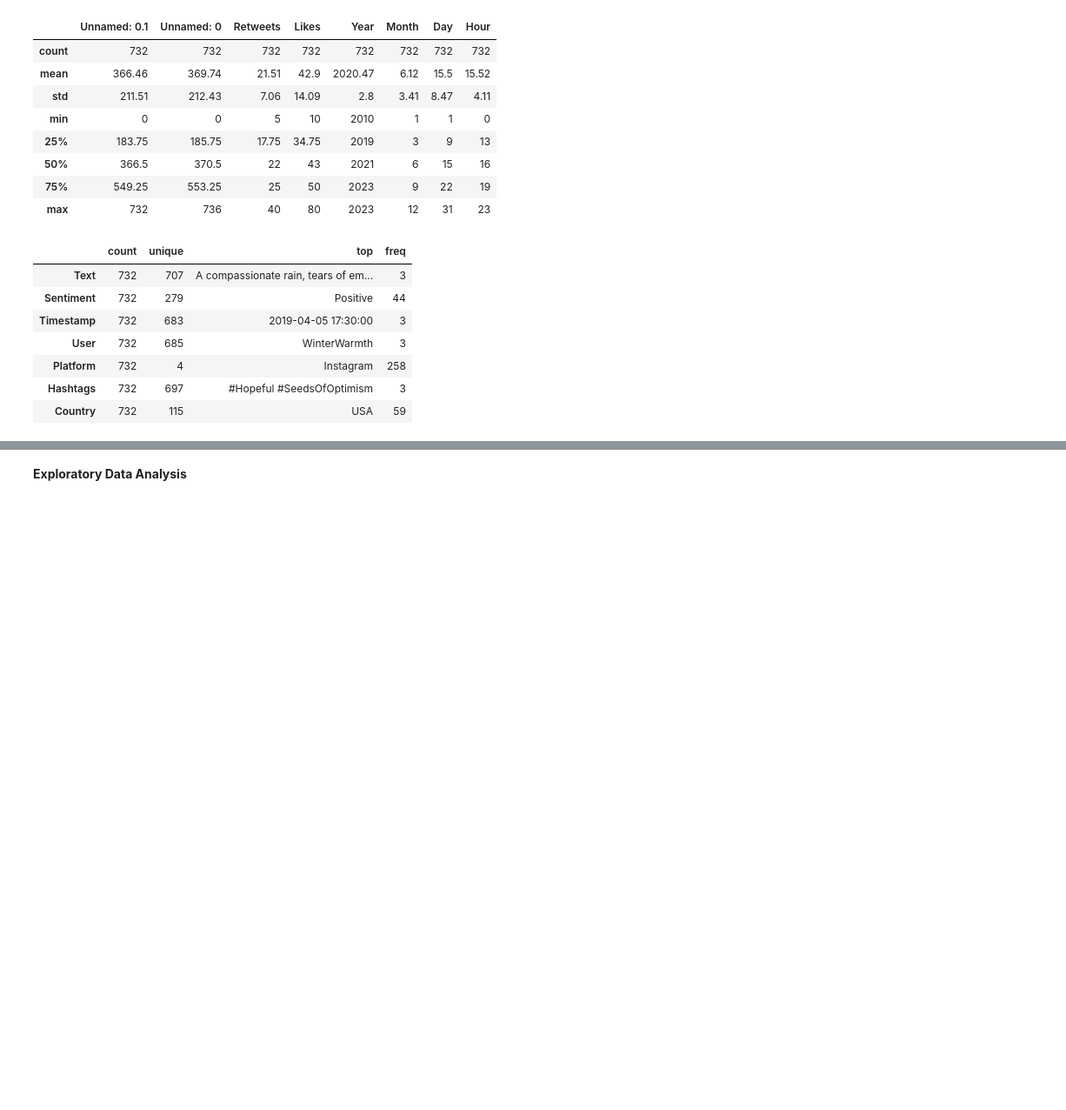
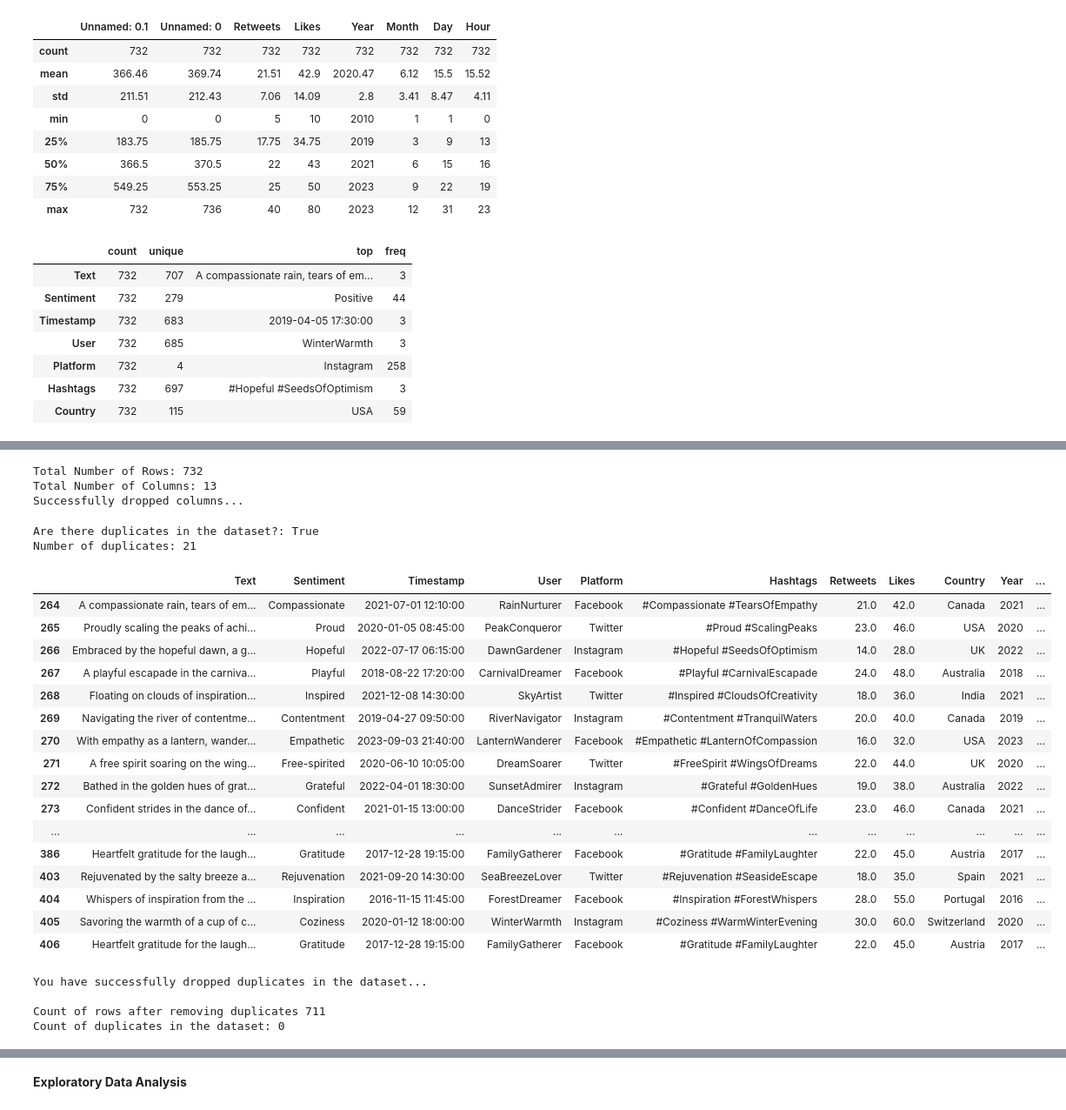
Before and after one commit to euiedavid/social-media-sentiments-analysis, a Jupyter notebook: notebook/social_media_sentiments_eda.ipynb, the cells around one changed output, grey strips where cells are left out. Shown at 87% size. Drawn from its saved outputs; the diff is of its cells as text; code cells hidden in the pictures; blank space fills up the shorter version.

```diff
--- a/notebook/social_media_sentiments_eda.ipynb
+++ b/notebook/social_media_sentiments_eda.ipynb
@@ -117,0 +145,54 @@ df.describe(include='O').T
+# %%
+# drop columns
+data = data.drop(columns=['Unnamed: 0.1', 'Unnamed: 0'])
+
+row, col = data.shape
+print(f'Total Number of Rows: {row}')
+print(f'Total Number of Columns: {col}')
+print('Successfully dropped columns...')
+# %% [output]
+Total Number of Rows: 732
+Total Number of Columns: 13
+Successfully dropped columns...
+# %%
+# check if df has duplicates
+has_duplicates = data.duplicated().any()
+print(f'Are there duplicates in the dataset?: {has_duplicates}')
+
+duplicate_count = data.duplicated().sum()
+print(f'Number of duplicates: {duplicate_count}')
+# %% [output]
+Are there duplicates in the dataset?: True
+Number of duplicates: 21
+# %%
+data[data.duplicated(subset=['Text'], keep=False)]
+# %% [output]
+|  | Text | Sentiment | Timestamp | User | Platform | Hashtags | Retweets | Likes | Country | Year | ... |
+| 264 | A compassionate rain, tears of em... | Compassionate | 2021-07-01 12:10:00 | RainNurturer | Facebook | #Compassionate #TearsOfEmpathy | 21.0 | 42.0 | Canada | 2021 | ... |
+| 265 | Proudly scaling the peaks of achi... | Proud | 2020-01-05 08:45:00 | PeakConqueror | Twitter | #Proud #ScalingPeaks | 23.0 | 46.0 | USA | 2020 | ... |
+| 266 | Embraced by the hopeful dawn, a g... | Hopeful | 2022-07-17 06:15:00 | DawnGardener | Instagram | #Hopeful #SeedsOfOptimism | 14.0 | 28.0 | UK | 2022 | ... |
+| 267 | A playful escapade in the carniva... | Playful | 2018-08-22 17:20:00 | CarnivalDreamer | Facebook | #Playful #CarnivalEscapade | 24.0 | 48.0 | Australia | 2018 | ... |
+| 268 | Floating on clouds of inspiration... | Inspired | 2021-12-08 14:30:00 | SkyArtist | Twitter | #Inspired #CloudsOfCreativity | 18.0 | 36.0 | India | 2021 | ... |
+| 269 | Navigating the river of contentme... | Contentment | 2019-04-27 09:50:00 | RiverNavigator | Instagram | #Contentment #TranquilWaters | 20.0 | 40.0 | Canada | 2019 | ... |
+| 270 | With empathy as a lantern, wander... | Empathetic | 2023-09-03 21:40:00 | LanternWanderer | Facebook | #Empathetic #LanternOfCompassion | 16.0 | 32.0 | USA | 2023 | ... |
+| 271 | A free spirit soaring on the wing... | Free-spirited | 2020-06-10 10:05:00 | DreamSoarer | Twitter | #FreeSpirit #WingsOfDreams | 22.0 | 44.0 | UK | 2020 | ... |
+| 272 | Bathed in the golden hues of grat... | Grateful | 2022-04-01 18:30:00 | SunsetAdmirer | Instagram | #Grateful #GoldenHues | 19.0 | 38.0 | Australia | 2022 | ... |
+| 273 | Confident strides in the dance of... | Confident | 2021-01-15 13:00:00 | DanceStrider | Facebook | #Confident #DanceOfLife | 23.0 | 46.0 | Canada | 2021 | ... |
+| ... | ... | ... | ... | ... | ... | ... | ... | ... | ... | ... | ... |
+| 386 | Heartfelt gratitude for the laugh... | Gratitude | 2017-12-28 19:15:00 | FamilyGatherer | Facebook | #Gratitude #FamilyLaughter | 22.0 | 45.0 | Austria | 2017 | ... |
+| 403 | Rejuvenated by the salty breeze a... | Rejuvenation | 2021-09-20 14:30:00 | SeaBreezeLover | Twitter | #Rejuvenation #SeasideEscape | 18.0 | 35.0 | Spain | 2021 | ... |
+| 404 | Whispers of inspiration from the ... | Inspiration | 2016-11-15 11:45:00 | ForestDreamer | Facebook | #Inspiration #ForestWhispers | 28.0 | 55.0 | Portugal | 2016 | ... |
+| 405 | Savoring the warmth of a cup of c... | Coziness | 2020-01-12 18:00:00 | WinterWarmth | Instagram | #Coziness #WarmWinterEvening | 30.0 | 60.0 | Switzerland | 2020 | ... |
+| 406 | Heartfelt gratitude for the laugh... | Gratitude | 2017-12-28 19:15:00 | FamilyGatherer | Facebook | #Gratitude #FamilyLaughter | 22.0 | 45.0 | Austria | 2017 | ... |
+# %%
+# drop duplicates
+data = data.drop_duplicates()
+
+print("You have successfully dropped duplicates in the dataset...\n")
+print('Count of rows after removing duplicates', len(data))
+print('Count of duplicates in the dataset:', data.duplicated().sum())
+# %% [output]
+You have successfully dropped duplicates in the dataset...
+
+Count of rows after removing duplicates 711
+Count of duplicates in the dataset: 0
```
Also changed, not shown: parts of 15 cells of this notebook.
